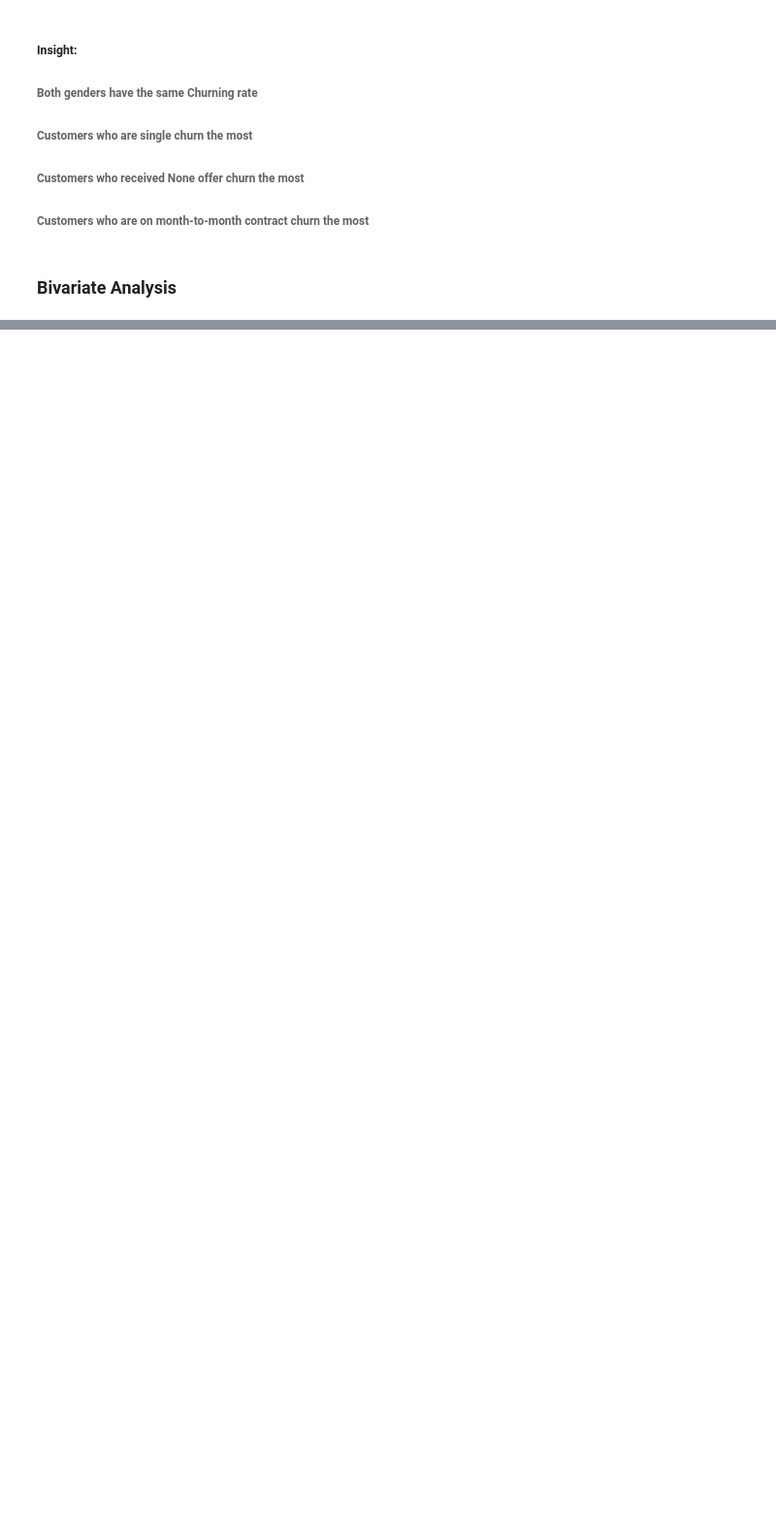
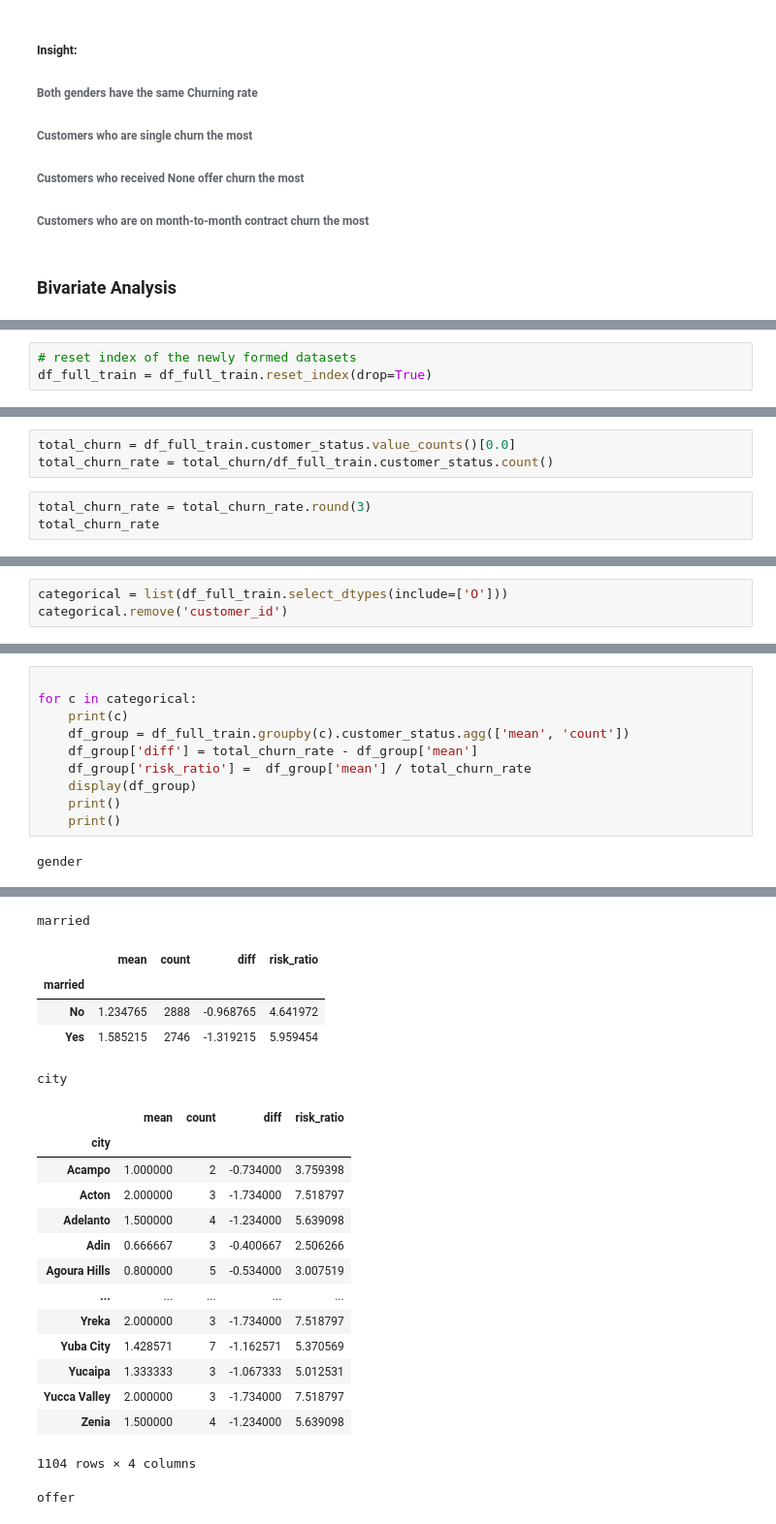
Before and after one commit to sam47-asfaw/Churn-Service, a Jupyter notebook: notebook.ipynb, the cells around one changed output, grey strips where cells are left out. Shown at 97% size. Cells and saved outputs as stored; diff of their text form; blank space fills up the shorter version.

Commit message:
completed feature engineering, started model training

```diff
--- a/notebook.ipynb
+++ b/notebook.ipynb
@@ -380,0 +433,3 @@ df['customer_status'].value_counts()
+# %%
+# reset index of the newly formed datasets
+df_full_train = df_full_train.reset_index(drop=True)
@@ -380,0 +444,6 @@ df['customer_status'].value_counts()
+# %%
+total_churn = df_full_train.customer_status.value_counts()[0.0]
+total_churn_rate = total_churn/df_full_train.customer_status.count()
+# %%
+total_churn_rate = total_churn_rate.round(3)
+total_churn_rate
@@ -380,0 +452,3 @@ df['customer_status'].value_counts()
+# %%
+categorical = list(df_full_train.select_dtypes(include=['O']))
+categorical.remove('customer_id')
@@ -380,0 +475,12 @@ df['customer_status'].value_counts()
+# %%
+
+for c in categorical:
+    print(c)
+    df_group = df_full_train.groupby(c).customer_status.agg(['mean', 'count'])
+    df_group['diff'] = total_churn_rate - df_group['mean']
+    df_group['risk_ratio'] =  df_group['mean'] / total_churn_rate
+    display(df_group)
+    print()
+    print()
+# %% [output]
+gender
@@ -380,0 +491,21 @@ df['customer_status'].value_counts()
+married
+|  | mean | count | diff | risk_ratio |
+| married |  |  |  |  |
+| No | 1.234765 | 2888 | -0.968765 | 4.641972 |
+| Yes | 1.585215 | 2746 | -1.319215 | 5.959454 |
+city
+|  | mean | count | diff | risk_ratio |
+| city |  |  |  |  |
+| Acampo | 1.000000 | 2 | -0.734000 | 3.759398 |
+| Acton | 2.000000 | 3 | -1.734000 | 7.518797 |
+| Adelanto | 1.500000 | 4 | -1.234000 | 5.639098 |
+| Adin | 0.666667 | 3 | -0.400667 | 2.506266 |
+| Agoura Hills | 0.800000 | 5 | -0.534000 | 3.007519 |
+| ... | ... | ... | ... | ... |
+| Yreka | 2.000000 | 3 | -1.734000 | 7.518797 |
+| Yuba City | 1.428571 | 7 | -1.162571 | 5.370569 |
+| Yucaipa | 1.333333 | 3 | -1.067333 | 5.012531 |
+| Yucca Valley | 2.000000 | 3 | -1.734000 | 7.518797 |
+| Zenia | 1.500000 | 4 | -1.234000 | 5.639098 |
+1104 rows × 4 columns
+offer
```
Also changed, not shown: parts of 35 cells of this notebook, 3 other files.
